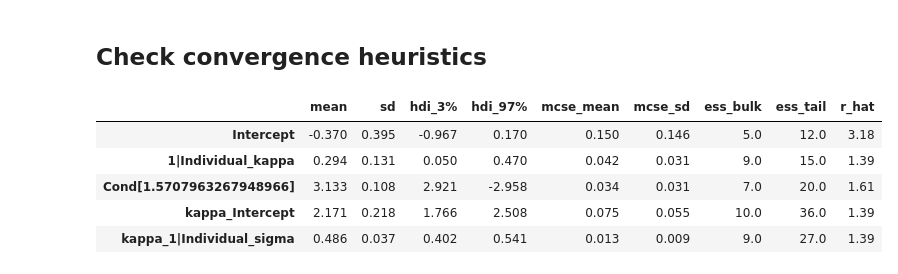
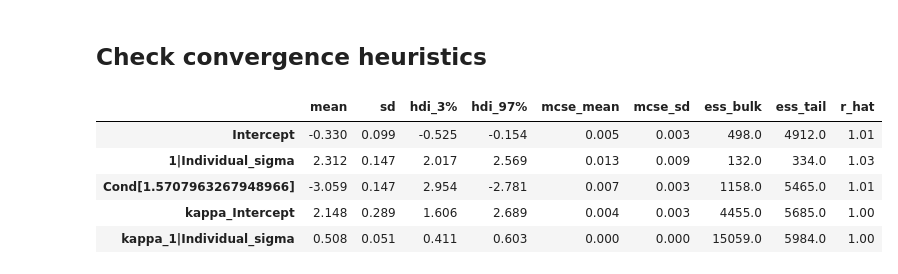
Before and after one commit to jgraving/unwrap, a Jupyter notebook: notebooks/polarization.ipynb, the cells around one changed output. Saved outputs shown, nothing was run; the diff lists cells and outputs as text; code cells hidden in the pictures.

```diff
--- a/notebooks/polarization.ipynb
+++ b/notebooks/polarization.ipynb
@@ -226,7 +233,8 @@ from unwrap.prior import CircularUniformPrior
 # from unwrap.distributions import BimodalVonMises
 from pymc import VonMises
 
-from scipy.stats import circmean, circstd
+from scipy.stats import vonmises, circstd
+from unwrap.bessel import inverse_bessel_ratio
 
 
 #1st test, doubled angles as in Foster et al., 2019
@@ -237,7 +245,10 @@ df['Cond'] = df['PolAngle_rad'].astype('category')
 df_max = df[df['DoLP'] > 0.31 ] #20250327 add the 2nd most polarized condition to get more data to fit to
 # Population mean as prior
 condata = df[df['Cond'] == 0 ] #just the data for polarizer to the North, expect a change of +-90° (x2 = 180°) for polarizer East
-mu_prior = circmean(condata['TwoAngle'])
+# mu_prior = circmean(condata['TwoAngle'])
+# kappa_prior = circrho(condata['TwoAngle'])
+vm_prior = vonmises.fit(condata["TwoAngle"], fscale=1)
+sd_prior = circstd(condata["TwoAngle"])
 
 # Define the model formula with updated, capitalized variable names.
 formula = bmb.Formula(
@@ -252,15 +263,19 @@ priors = {
     # Fixed effects for μ:
     # "Intercept": CircularUniformPrior(), # Unbiased prior, pop mean can be in any direction
     # It is difficult to find the mean of uniformly distributed individual headings, may be better to anchor it
-    "Intercept": bmb.Prior("VonMises", mu=mu_prior, kappa=10),
+    "Intercept": bmb.Prior("VonMises", mu=vm_prior[1], kappa=100.0),
     # We expect the effect of condition to be a change of 180° (2 x 90°), most priors find this fairly well
     "Cond": bmb.Prior("Normal", mu=np.pi, sigma=90*np.pi/180), #
     # Individual-level effects for μ: #bias to high kappa appears to cause divergent transitions here; large sigma slows estimation; mu=log(30), sigma=0.1 appears to be a good compromise.
     "1|Individual": bmb.Prior(
         # Weak prior, individuals weakly clustered around pop mean
-    # "VonMises", mu=0, kappa=bmb.Prior("LogNormal", mu=np.log(10), sigma=0.5)
+        #normal version
+    "Normal", mu=0, sigma=bmb.Prior("StudentT", nu = 3, mu=sd_prior, sigma = 0.1) #assume the ML estimate is correct
+    # "Normal", mu=0, sigma=bmb.Prior("LogNormal", mu=np.log(sd_prior), sigma=0.1) #assume the ML estimate is correct
+    # "VonMises", mu=0, kappa=bmb.Prior("LogNormal", mu=np.log(vm_prior[0]), sigma=0.1) #assume the ML estimate is correct
+    # "VonMises", mu=0, kappa=bmb.Prior("LogNormal", mu=np.log(10.0), sigma=0.5)
     # In these experiments, we have no expectation that beetles would choose the same direction in their 1st trial
-    "VonMises", mu=0, kappa=bmb.Prior("HalfNormal", sigma=2.0)
+    # "VonMises", mu=0, kappa=bmb.Prior("HalfNormal", sigma=2.0)
     ),
     # Priors for the κ-model (inside the "kappa" dictionary):
     "kappa": {
@@ -290,7 +305,8 @@ model = bmb.Model(
 print(model)
 
 # Fit the model.
-idata = model.fit(draws=500,   tune = 500,
+idata = model.fit(draws= 2000,
+                  tune = 2000,
                   init = 'auto',
                   progressbar=True) # be prepared for this to take a very long time to run on Windows!
 # %% [output]
@@ -333,25 +344,26 @@ The effective sample size per chain is smaller than 100 for some parameters.  A
 # %%
 #check convergence heuristics
 #It may not even make sense to try to converge the model without the interaction, since the mu effect  brightness depends strongly on colour
 az.summary(
     idata,
     var_names=["Intercept",
-               "1|Individual_kappa",
+            #    "1|Individual_kappa",
+               "1|Individual_sigma",
                 "Cond",
                 "kappa_Intercept",
                "kappa_1|Individual_sigma",
                 ],
     circ_var_names=["Intercept",
                     "Cond",
                     ]
 )
 # %% [output]
 |  | mean | sd | hdi_3% | hdi_97% | mcse_mean | mcse_sd | ess_bulk | ess_tail | r_hat |
-| Intercept | -0.370 | 0.395 | -0.967 | 0.170 | 0.150 | 0.146 | 5.0 | 12.0 | 3.18 |
-| 1|Individual_kappa | 0.294 | 0.131 | 0.050 | 0.470 | 0.042 | 0.031 | 9.0 | 15.0 | 1.39 |
-| Cond[1.5707963267948966] | 3.133 | 0.108 | 2.921 | -2.958 | 0.034 | 0.031 | 7.0 | 20.0 | 1.61 |
-| kappa_Intercept | 2.171 | 0.218 | 1.766 | 2.508 | 0.075 | 0.055 | 10.0 | 36.0 | 1.39 |
-| kappa_1|Individual_sigma | 0.486 | 0.037 | 0.402 | 0.541 | 0.013 | 0.009 | 9.0 | 27.0 | 1.39 |
+| Intercept | -0.330 | 0.099 | -0.525 | -0.154 | 0.005 | 0.003 | 498.0 | 4912.0 | 1.01 |
+| 1|Individual_sigma | 2.312 | 0.147 | 2.017 | 2.569 | 0.013 | 0.009 | 132.0 | 334.0 | 1.03 |
+| Cond[1.5707963267948966] | -3.059 | 0.147 | 2.954 | -2.781 | 0.007 | 0.003 | 1158.0 | 5465.0 | 1.01 |
+| kappa_Intercept | 2.148 | 0.289 | 1.606 | 2.689 | 0.004 | 0.003 | 4455.0 | 5685.0 | 1.00 |
+| kappa_1|Individual_sigma | 0.508 | 0.051 | 0.411 | 0.603 | 0.000 | 0.000 | 15059.0 | 5984.0 | 1.00 |
 # %%
 az.plot_trace(idata,
               var_names=["Intercept",
```
Also changed, not shown: parts of 3 cells of this notebook.
